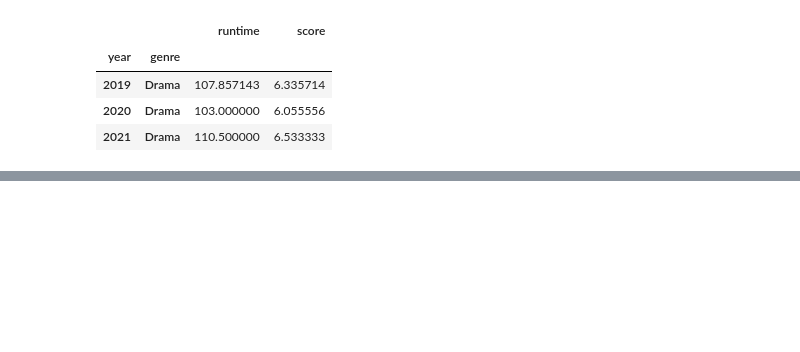
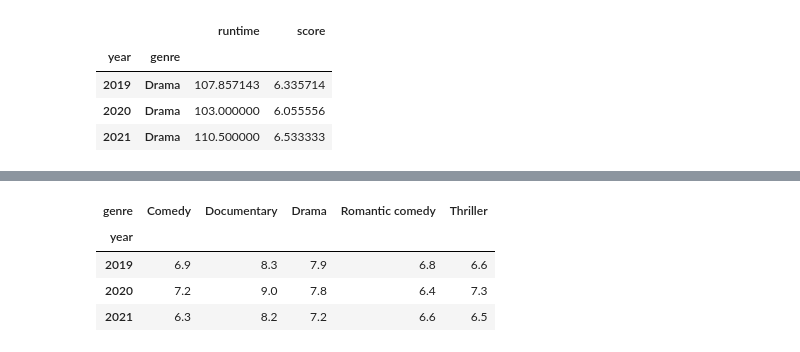
Before and after one commit to sherry-shlee/python-sandbox, a Jupyter notebook: kdc-stat.ipynb, the cells around one changed output, grey strips where cells are left out. Drawn from its saved outputs; the diff is of its cells as text; code cells hidden in the pictures; blank space fills up the shorter version.

```diff
--- a/kdc-stat.ipynb
+++ b/kdc-stat.ipynb
@@ -111,0 +135,10 @@ df.groupby(['year', 'genre']).mean(numeric_only=True).loc[(years, 'Drama'), :]
+# %%
+# pd.pivot_table() = 피벗테이블 생성 (aggfunc기본값='mean')
+df['year'] = pd.to_datetime(df['release']).dt.year
+pd.pivot_table(df, values='score', index='year', columns='genre', aggfunc='max')
+# %% [output]
+| genre | Comedy | Documentary | Drama | Romantic comedy | Thriller |
+| year |  |  |  |  |  |
+| 2019 | 6.9 | 8.3 | 7.9 | 6.8 | 6.6 |
+| 2020 | 7.2 | 9.0 | 7.8 | 6.4 | 7.3 |
+| 2021 | 6.3 | 8.2 | 7.2 | 6.6 | 6.5 |
```
Also changed, not shown: parts of 2 cells of this notebook.
